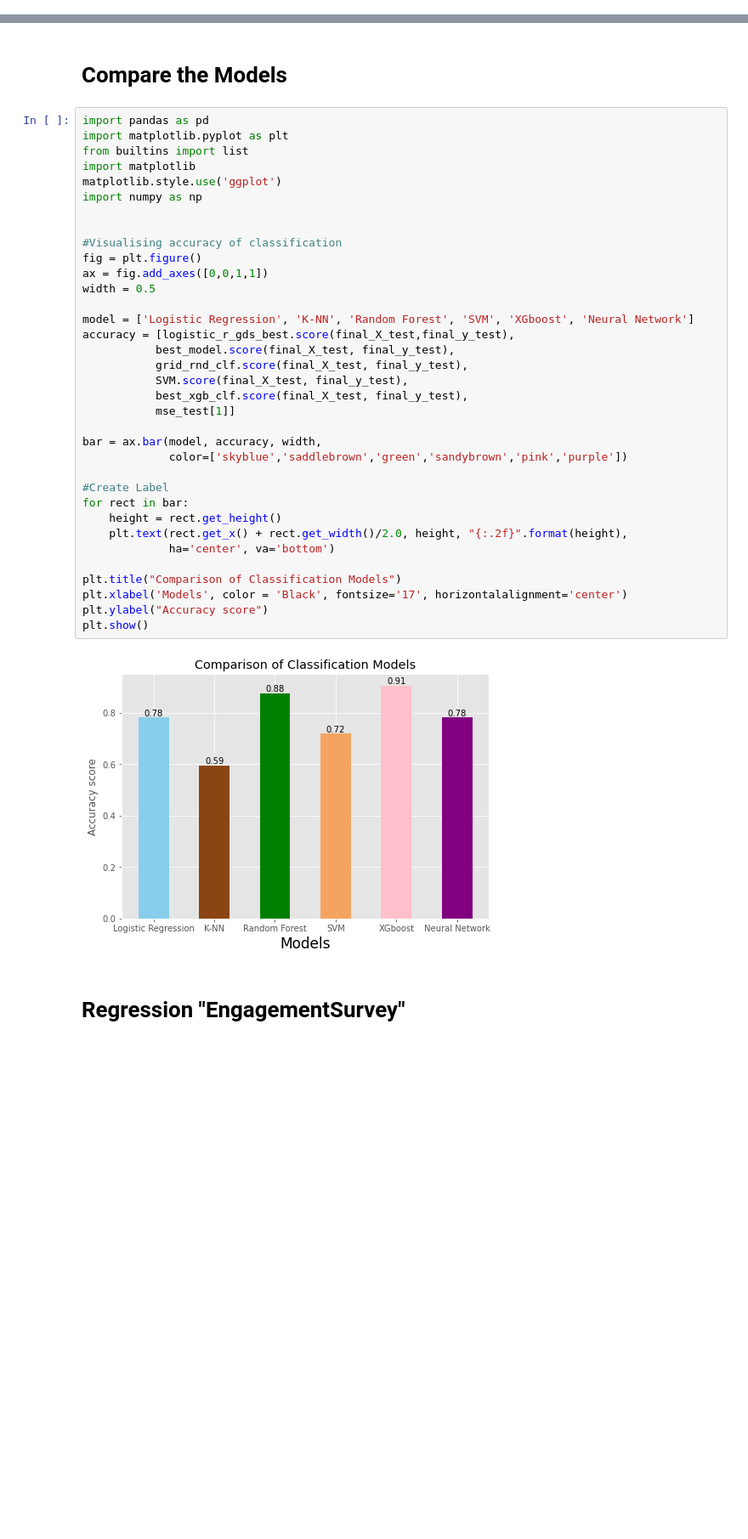
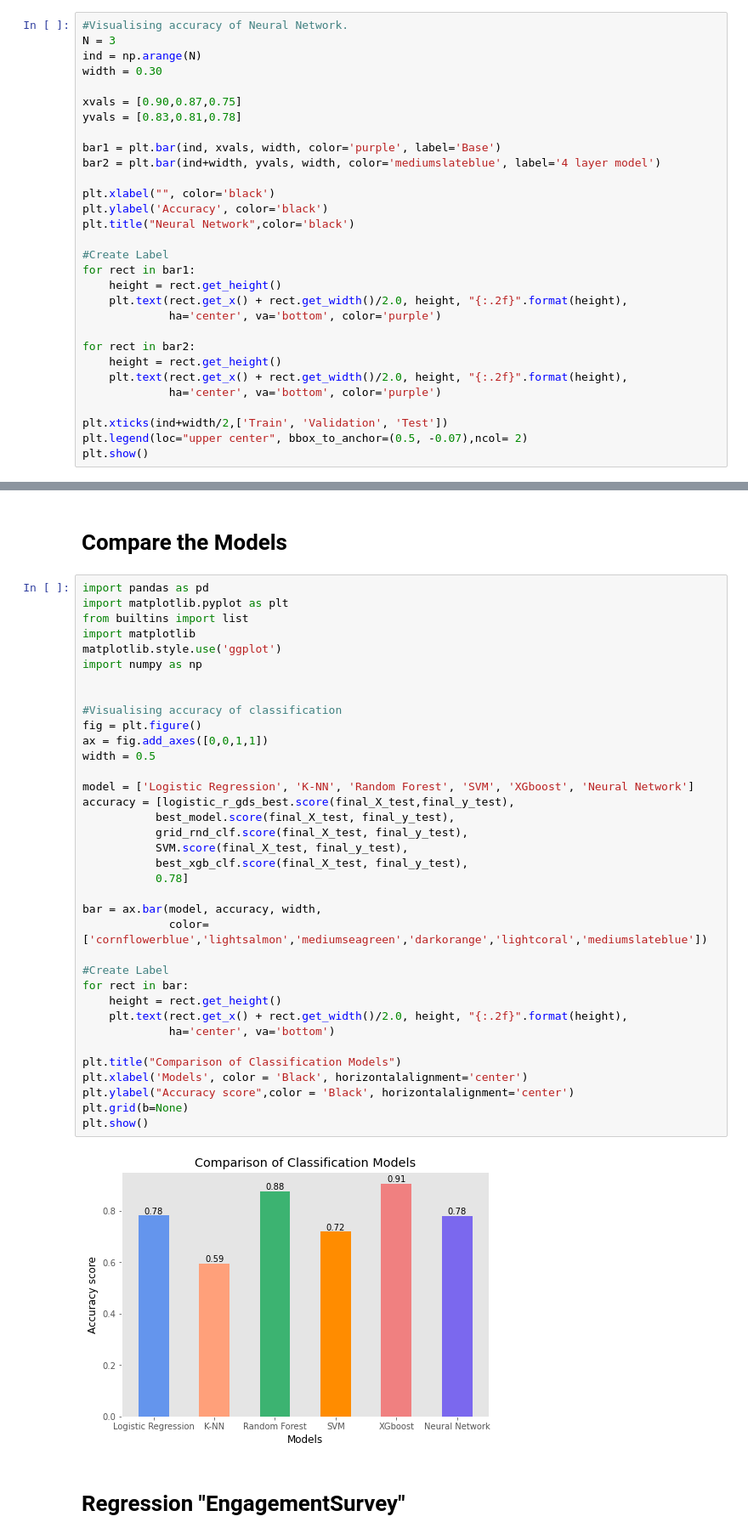
Before and after one commit to shunki-akiyama/HR-Analytics, a Jupyter notebook: HR Analytics.ipynb, the cells around one changed output, grey strips where cells are left out. Shown at 85% size. Cells and saved outputs as stored; diff of their text form; blank space fills up the shorter version.

Commit message:
Update HR Analytics.ipynb
update plot and time

```diff
--- a/HR Analytics.ipynb
+++ b/HR Analytics.ipynb
@@ -1806,0 +1882,30 @@ plt.show()
+# %%
+#Visualising accuracy of Neural Network.
+N = 3
+ind = np.arange(N)
+width = 0.30
+
+xvals = [0.90,0.87,0.75]
+yvals = [0.83,0.81,0.78]
+
+bar1 = plt.bar(ind, xvals, width, color='purple', label='Base')
+bar2 = plt.bar(ind+width, yvals, width, color='mediumslateblue', label='4 layer model')
+
+plt.xlabel("", color='black')
+plt.ylabel('Accuracy', color='black')
+plt.title("Neural Network",color='black')
+
+#Create Label
+for rect in bar1:
+    height = rect.get_height()
+    plt.text(rect.get_x() + rect.get_width()/2.0, height, "{:.2f}".format(height),
+             ha='center', va='bottom', color='purple')
+
+for rect in bar2:
+    height = rect.get_height()
+    plt.text(rect.get_x() + rect.get_width()/2.0, height, "{:.2f}".format(height),
+             ha='center', va='bottom', color='purple')
+
+plt.xticks(ind+width/2,['Train', 'Validation', 'Test'])
+plt.legend(loc="upper center", bbox_to_anchor=(0.5, -0.07),ncol= 2)
+plt.show()
@@ -1811,38 +1974,39 @@ import pandas as pd
 import matplotlib.pyplot as plt
 from builtins import list
 import matplotlib
 matplotlib.style.use('ggplot')
 import numpy as np
 
 
 #Visualising accuracy of classification
 fig = plt.figure()
 ax = fig.add_axes([0,0,1,1])
 width = 0.5
 
 model = ['Logistic Regression', 'K-NN', 'Random Forest', 'SVM', 'XGboost', 'Neural Network']
 accuracy = [logistic_r_gds_best.score(final_X_test,final_y_test),
            best_model.score(final_X_test, final_y_test),
            grid_rnd_clf.score(final_X_test, final_y_test),
            SVM.score(final_X_test, final_y_test),
            best_xgb_clf.score(final_X_test, final_y_test),
-           mse_test[1]]
+           0.78]
 
 bar = ax.bar(model, accuracy, width,
-             color=['skyblue','saddlebrown','green','sandybrown','pink','purple'])
+             color=['cornflowerblue','lightsalmon','mediumseagreen','darkorange','lightcoral','mediumslateblue'])
 
 #Create Label
 for rect in bar:
     height = rect.get_height()
     plt.text(rect.get_x() + rect.get_width()/2.0, height, "{:.2f}".format(height),
              ha='center', va='bottom')
 
 plt.title("Comparison of Classification Models")
-plt.xlabel('Models', color = 'Black', fontsize='17', horizontalalignment='center')
-plt.ylabel("Accuracy score")
+plt.xlabel('Models', color = 'Black', horizontalalignment='center')
+plt.ylabel("Accuracy score",color = 'Black', horizontalalignment='center')
+plt.grid(b=None)
 plt.show()
 # %% [output]
-[figure, old version]
+[figure, new version]
 # %% [markdown]
 # Regression "EngagementSurvey"
 # %% [markdown]
```
Also changed, not shown: parts of 31 cells of this notebook.
